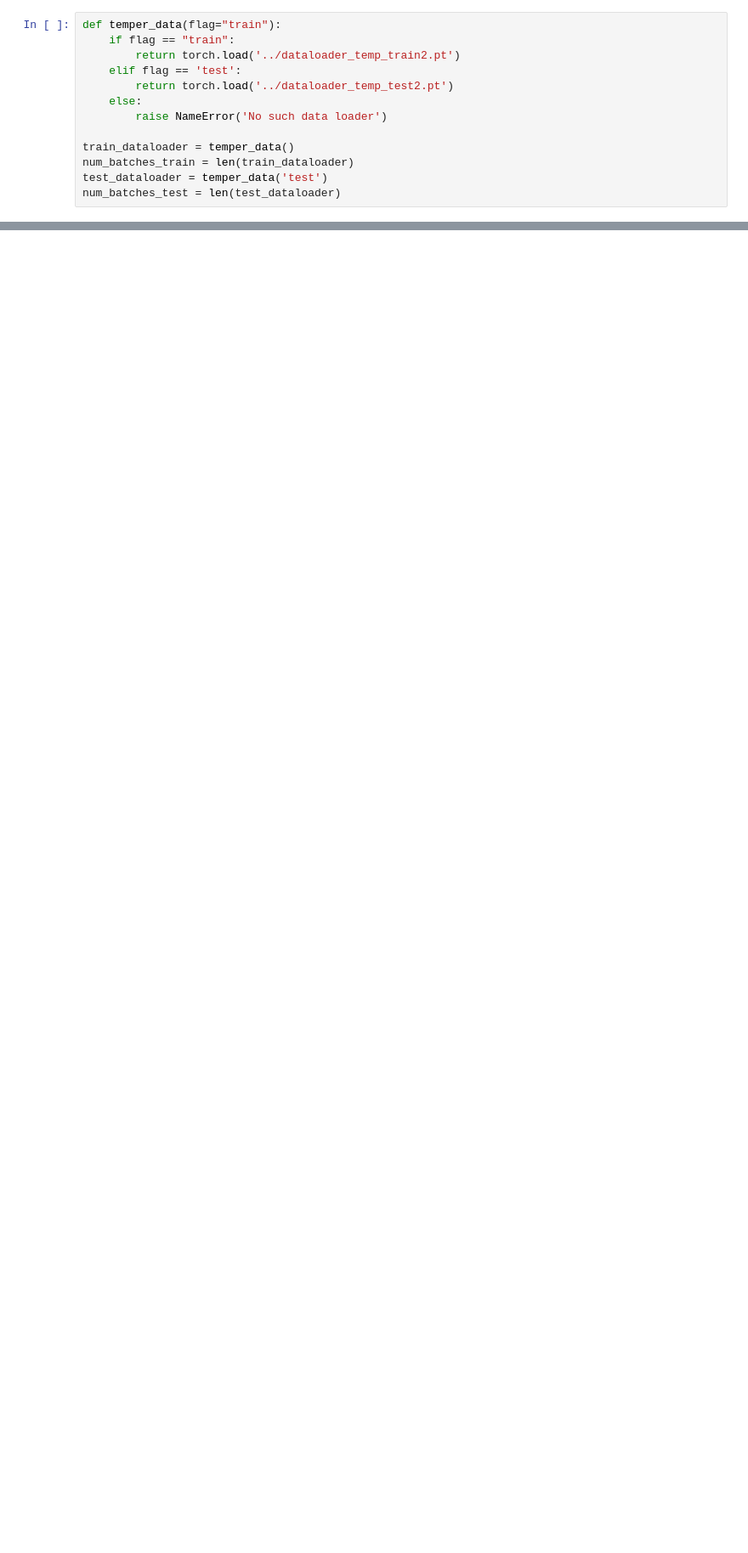
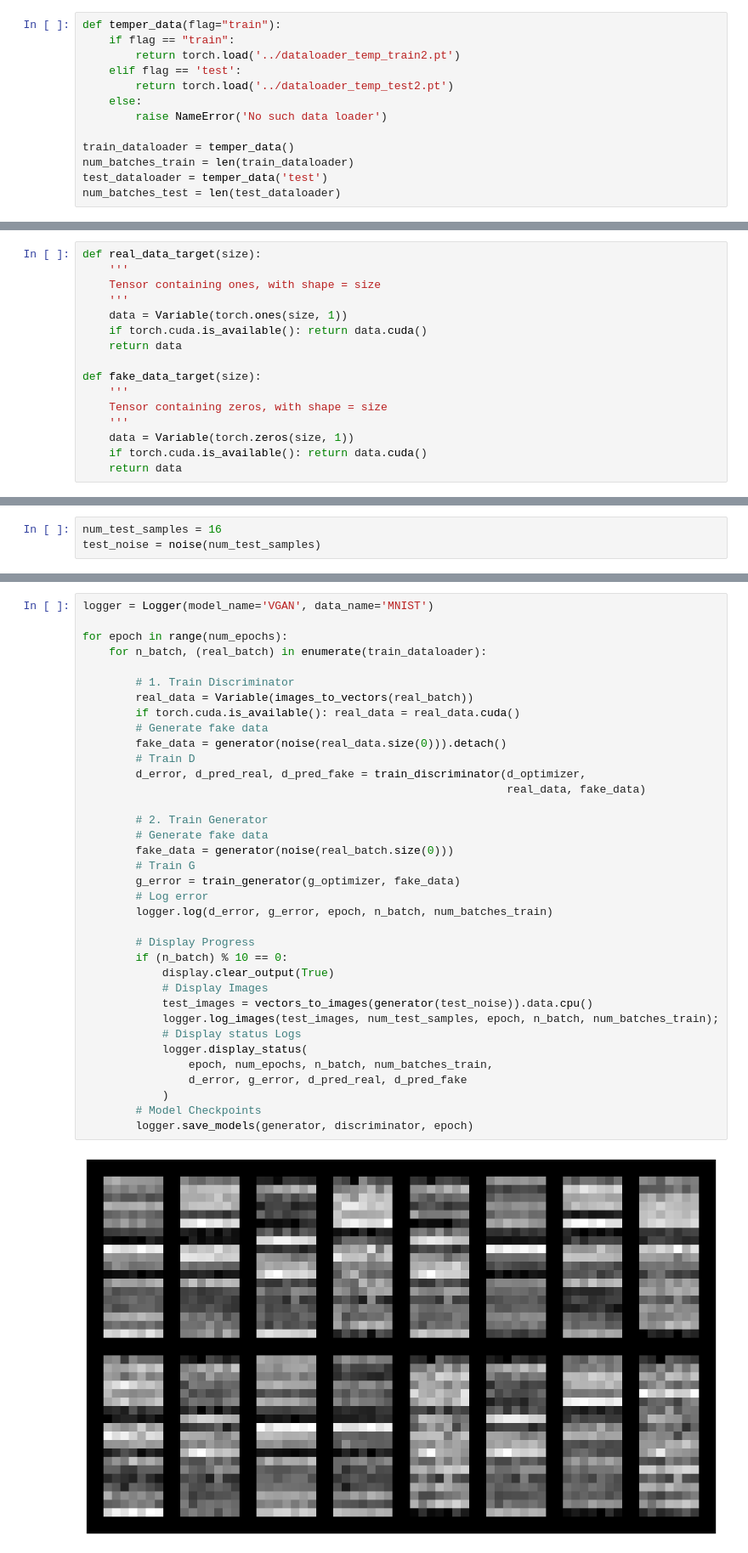
Before and after one commit to Esmidth/CCS_TA_implement, a Jupyter notebook: DCS/DCS_GAN_example.ipynb, the cells around one changed output, grey strips where cells are left out. Shown: that part at 85% size. Saved outputs shown, nothing was run; the diff lists cells and outputs as text; blank space fills up the shorter version.

```diff
--- a/DCS/DCS_GAN_example.ipynb
+++ b/DCS/DCS_GAN_example.ipynb
@@ -56,0 +122,16 @@ discriminator = DiscriminatorNet()
+# %%
+def real_data_target(size):
+    '''
+    Tensor containing ones, with shape = size
+    '''
+    data = Variable(torch.ones(size, 1))
+    if torch.cuda.is_available(): return data.cuda()
+    return data
+
+def fake_data_target(size):
+    '''
+    Tensor containing zeros, with shape = size
+    '''
+    data = Variable(torch.zeros(size, 1))
+    if torch.cuda.is_available(): return data.cuda()
+    return data
@@ -56,0 +174,3 @@ discriminator = DiscriminatorNet()
+# %%
+num_test_samples = 16
+test_noise = noise(num_test_samples)
@@ -56,0 +181,38 @@ discriminator = DiscriminatorNet()
+# %%
+logger = Logger(model_name='VGAN', data_name='MNIST')
+
+for epoch in range(num_epochs):
+    for n_batch, (real_batch) in enumerate(train_dataloader):
+
+        # 1. Train Discriminator
+        real_data = Variable(images_to_vectors(real_batch))
+        if torch.cuda.is_available(): real_data = real_data.cuda()
+        # Generate fake data
+        fake_data = generator(noise(real_data.size(0))).detach()
+        # Train D
+        d_error, d_pred_real, d_pred_fake = train_discriminator(d_optimizer,
+                                                                real_data, fake_data)
+
+        # 2. Train Generator
+        # Generate fake data
+        fake_data = generator(noise(real_batch.size(0)))
+        # Train G
+        g_error = train_generator(g_optimizer, fake_data)
+        # Log error
+        logger.log(d_error, g_error, epoch, n_batch, num_batches_train)
+
+        # Display Progress
+        if (n_batch) % 10 == 0:
+            display.clear_output(True)
+            # Display Images
+            test_images = vectors_to_images(generator(test_noise)).data.cpu()
+            logger.log_images(test_images, num_test_samples, epoch, n_batch, num_batches_train);
+            # Display status Logs
+            logger.display_status(
+                epoch, num_epochs, n_batch, num_batches_train,
+                d_error, g_error, d_pred_real, d_pred_fake
+            )
+        # Model Checkpoints
+        logger.save_models(generator, discriminator, epoch)
+# %% [output]
+[figure, added]
```
Also changed, not shown: parts of 41 cells of this notebook, 3 other files.
